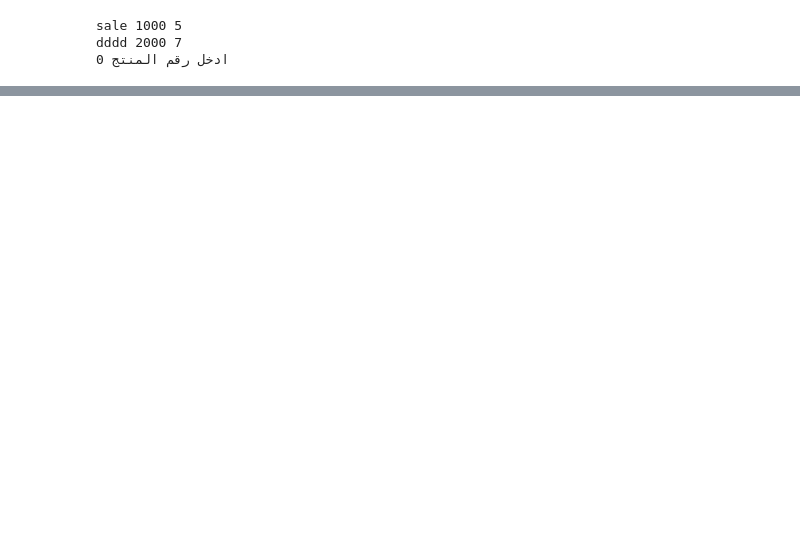
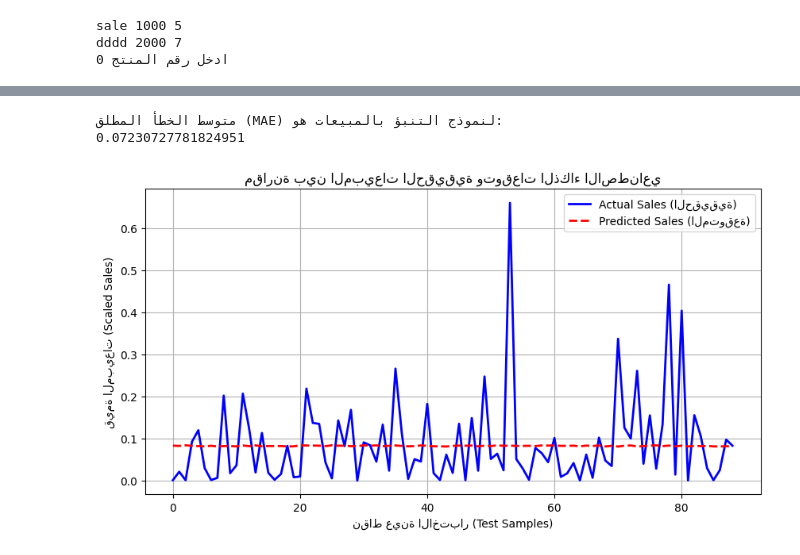
Before and after one commit to dhu33/Smart-Inventory-Management, a Jupyter notebook: Smart_Inventory_System.ipynb, the cells around one changed output, grey strips where cells are left out. Saved outputs shown, nothing was run; the diff lists cells and outputs as text; code cells hidden in the pictures; blank space fills up the shorter version.

```diff
--- a/Smart_Inventory_System.ipynb
+++ b/Smart_Inventory_System.ipynb
@@ -52,0 +99,5 @@ reportr(p)
+# %%
+
+daily_sales = s.groupby('Order Date')[['Sales', 'Profit']].sum().reset_index()
+print("--- سجل المبيعات اليومي المجمع بنجاح ---")
+print(daily_sales.head())
@@ -52,0 +112,4 @@ reportr(p)
+# %%
+daily_sales['Day_Index'] = range(1, len(daily_sales) + 1)
+print("--- الجدول بعد إضافة عمود الأرقام التسلسلية للذكاء الاصطناعي ---")
+print(daily_sales[['Day_Index', 'Order Date', 'Sales']].head())
@@ -52,0 +124,39 @@ reportr(p)
+# %%
+# 1. فصل المدخلات والمستهدف من الجدول المجمع الصحيح
+X = daily_sales[['Day_Index']]  # أبقيناها بأقواس مزدوجة لتكون ثنائية الأبعاد
+y = daily_sales['Sales'].values
+
+# 2. تقييس البيانات (الـ Normalization المأخوذ من كودكِ)
+x_normalize = preprocessing.StandardScaler()
+x_norm = x_normalize.fit_transform(X)
+
+y_normalize = preprocessing.MinMaxScaler()
+y_norm = y_normalize.fit_transform(y.reshape(-1, 1))
+
+# 3. تقسيم البيانات إلى تدريب واختبار
+x_train, x_test, y_train, y_test = model_selection.train_test_split(
+    x_norm, y_norm, test_size=0.1, random_state=42
+)
+
+# 4. بناء وتدريب نموذج الـ Linear Regression والتنبؤ
+r = linear_model.LinearRegression()
+r.fit(x_train, y_train)
+y_pre = r.predict(x_test)
+
+# 5. طباعة متوسط الخطأ المطلق للنموذج
+print("متوسط الخطأ المطلق (MAE) لنموذج التنبؤ بالمبيعات هو:")
+print(metrics.mean_absolute_error(y_pre, y_test))
+# %% [output]
+متوسط الخطأ المطلق (MAE) لنموذج التنبؤ بالمبيعات هو:
+0.07230727781824951
+# %%
+plt.figure(figsize=(10, 5))
+plt.plot(y_test, label='Actual Sales (الحقيقية)', color='blue', linewidth=2)
+plt.plot(y_pre, label='Predicted Sales (المتوقعة)', color='red', linestyle='--', linewidth=2)
+plt.title('مقارنة بين المبيعات الحقيقية وتوقعات الذكاء الاصطناعي')
+plt.xlabel('نقاط عينة الاختبار (Test Samples)')
+plt.ylabel('قيمة المبيعات (Scaled Sales)')
+plt.legend()
+plt.grid(True)
+# %% [output]
+[figure, added]
```
Also changed, not shown: parts of 5 cells of this notebook.
